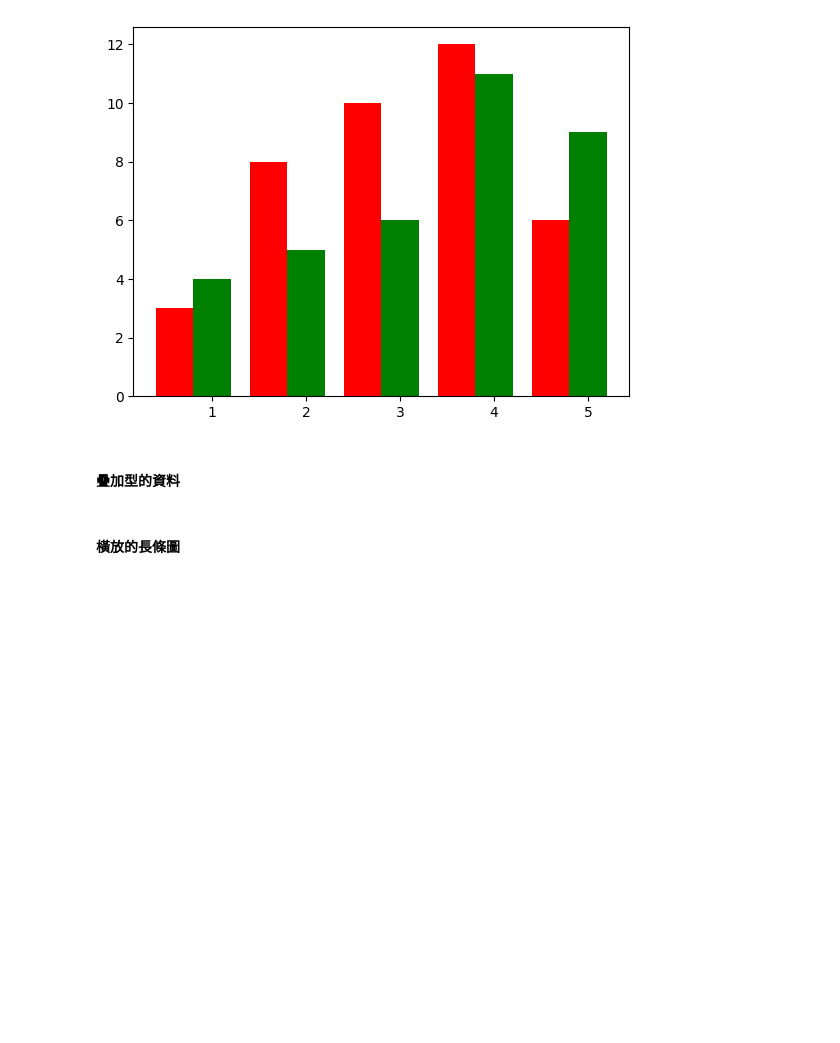
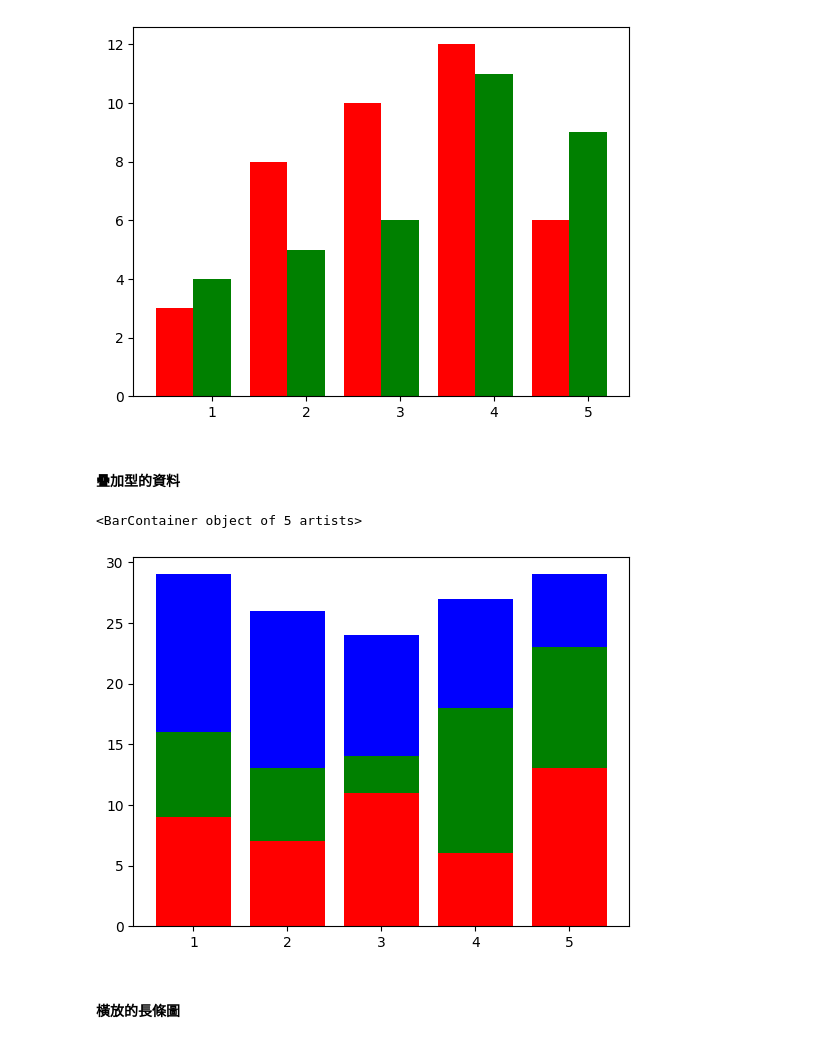
Before and after one commit to nelsonchchang/IMLP, a Jupyter notebook: Unit02/2.3.2_Matplotlib資料視覺化.ipynb, the cells around one changed output. Drawn from its saved outputs; the diff is of its cells as text; code cells hidden in the pictures; blank space fills up the shorter version.

```diff
--- a/Unit02/2.3.2_Matplotlib資料視覺化.ipynb
+++ b/Unit02/2.3.2_Matplotlib資料視覺化.ipynb
@@ -288,5 +288,16 @@ plt.bar(x, [4, 5, 6, 11, 9], width=0.4, ec='none', fc='g')
 [figure]
 # %% [markdown]
 #### 疊加型的資料
+# %%
+a = np.random.randint(2, 15, 5)
+b = np.random.randint(2, 15, 5)
+c = np.random.randint(2, 15, 5)
+
+plt.bar(x, a, fc='r', ec='none')
+plt.bar(x, b, fc='g', ec='none', bottom=a)
+plt.bar(x, c, fc='b', ec='none', bottom=a+b)
+# %% [output]
+<BarContainer object of 5 artists>
+[figure, added]
 # %% [markdown]
 #### 橫放的長條圖
```
Also changed, not shown: parts of 8 cells of this notebook.
